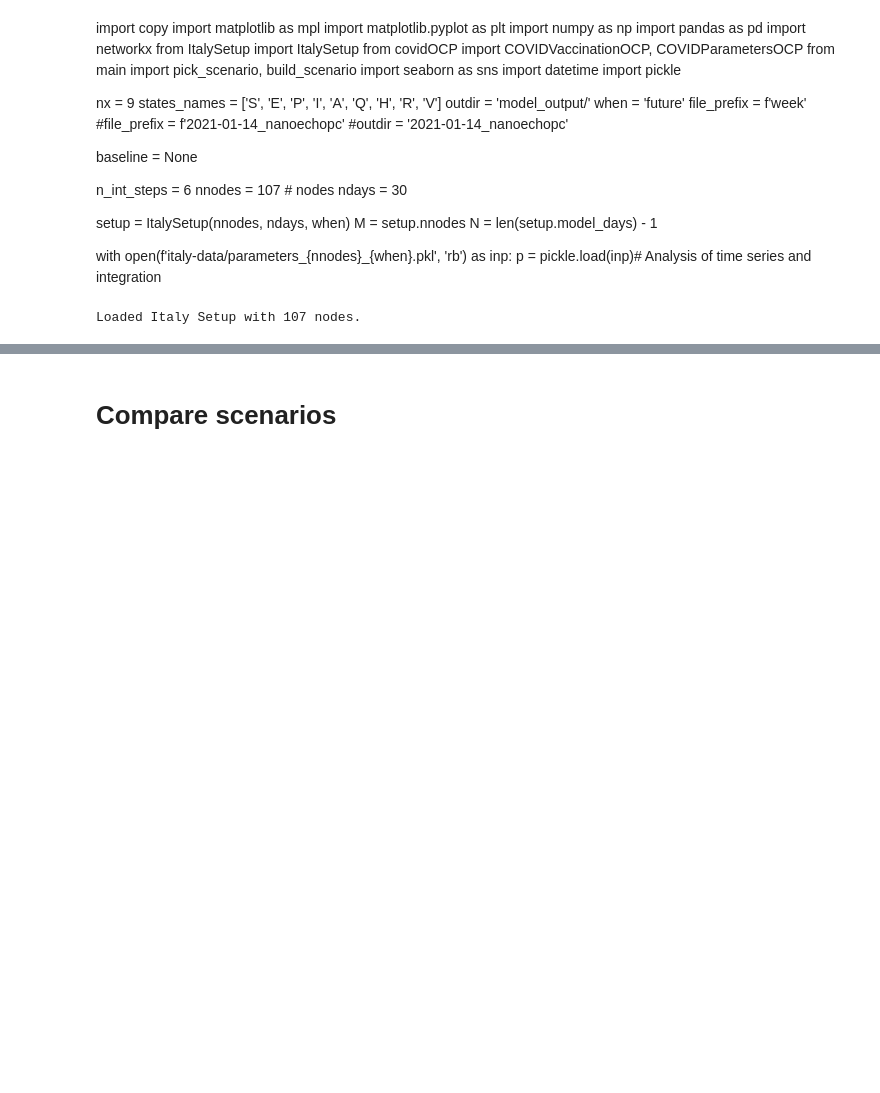
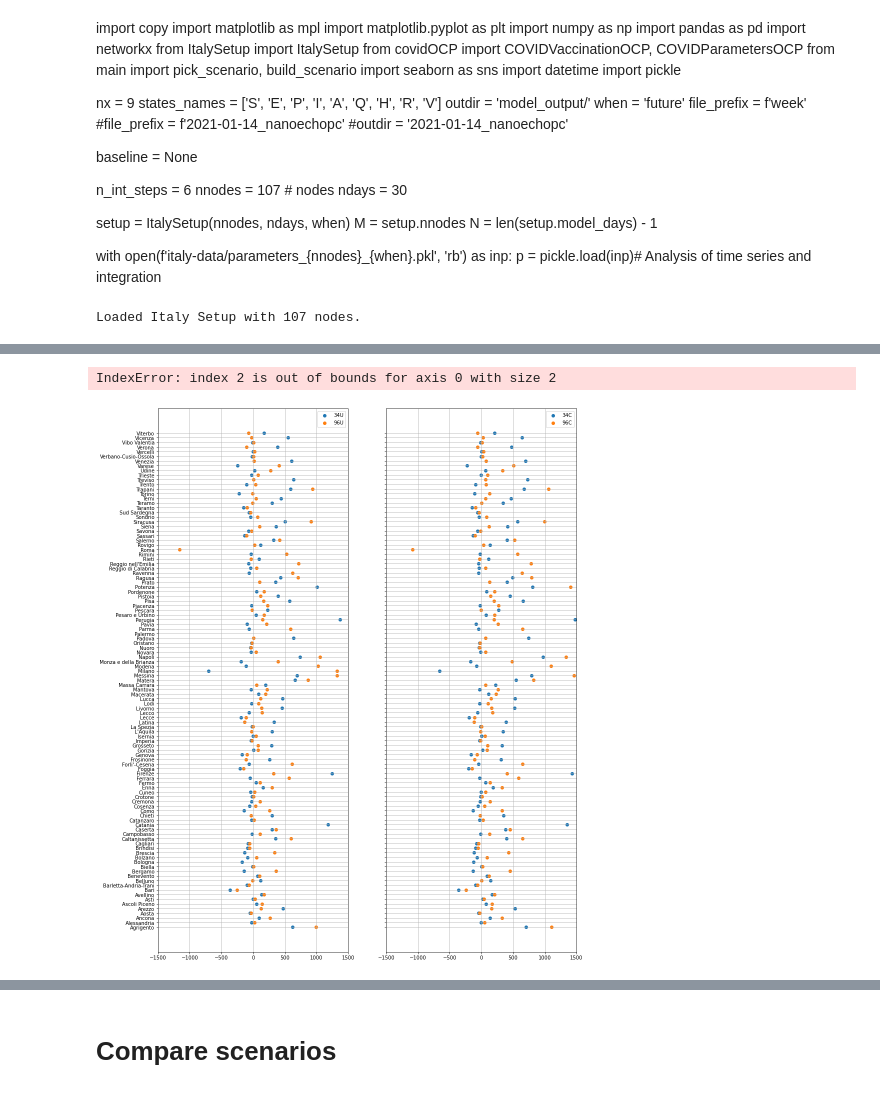
Before and after one commit to jcblemai/COVID-19_italy-vaccination-oc, a Jupyter notebook: analysis_beta.ipynb, the cells around one changed output, grey strips where cells are left out. Cells and saved outputs as stored; diff of their text form; code cells hidden in the pictures; blank space fills up the shorter version.

```diff
--- a/analysis_beta.ipynb
+++ b/analysis_beta.ipynb
@@ -98 +168,26 @@ nnz before: 4088, after: 528
+# %%
+fig, axes = plt.subplots(1,2, figsize = (15,20), sharey=True, facecolor = 'white')#, sharey=True)
+import seaborn as sns
+
+for i, cb in enumerate(['U','C','L']):#cbs):
+    for j, postdraw in enumerate(postdraws):
+        axes.flat[i].scatter(
+                   all_res[f'{postdraw}{cb}'].iloc[-1] - all_res[f'{postdraw}{cb}'].iloc[0],
+            all_res[f'{postdraw}{cb}'].columns,
+                marker = 'o',
+                label = f'{postdraw}{cb}',
+               #c = colors[postdraw],
+                   #alpha = .5
+                  )
+        axes.flat[i].set_xlim(-1500,1500)
+        axes.flat[i].legend()
+        axes.flat[i].grid(True)
+
+#plt.xticks( rotation='vertical')
+#ax.set_yscale('log')
+#fig.autofmt_xdate()
+fig.legend();
+# %% [output]
+IndexError: index 2 is out of bounds for axis 0 with size 2
+[figure, added]
 # %%
```
Also changed, not shown: parts of 8 cells of this notebook, 1 other file.
